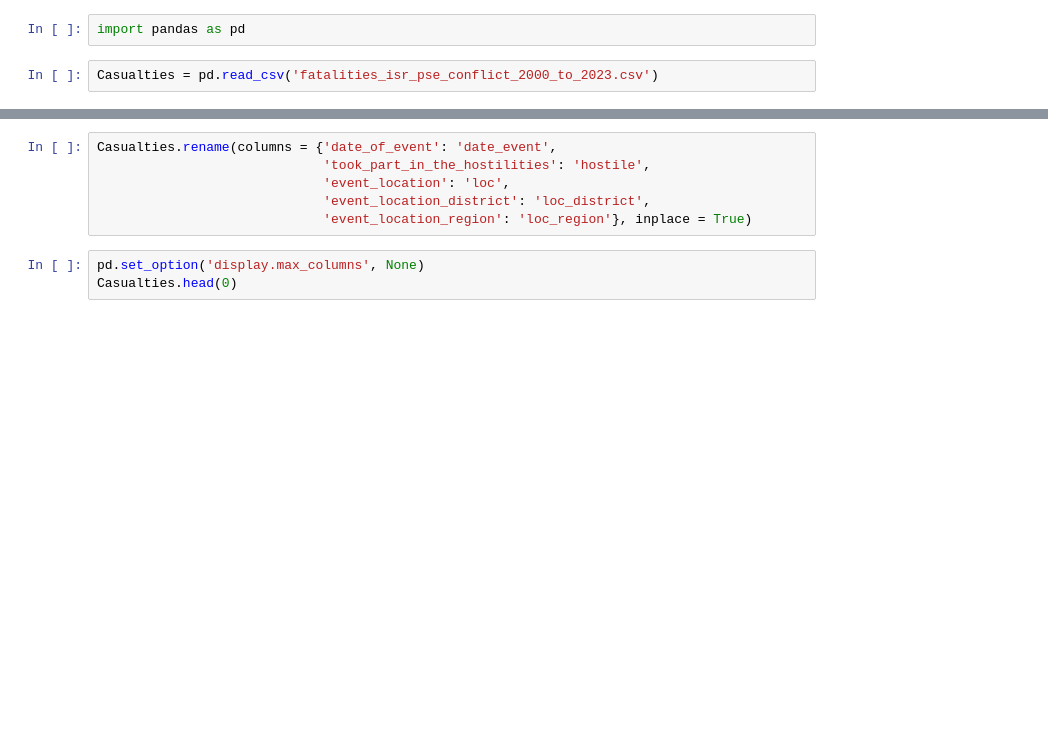
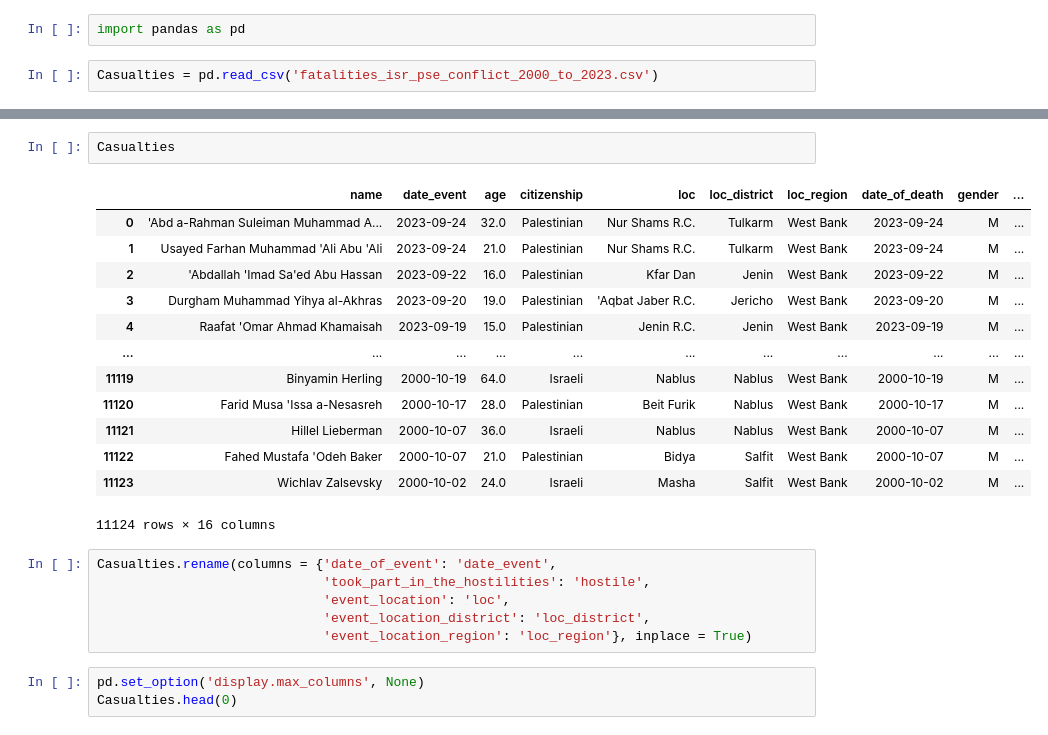
Before and after one commit to PeleKempf/Probable-Garbanzo, a Jupyter notebook: Workin.ipynb, the cells around one changed output, grey strips where cells are left out. Cells and saved outputs as stored; diff of their text form; blank space fills up the shorter version.

```diff
--- a/Workin.ipynb
+++ b/Workin.ipynb
@@ -7,3 +20,19 @@ Casualties['age']
+# %%
+Casualties
+# %% [output]
+|  | name | date_event | age | citizenship | loc | loc_district | loc_region | date_of_death | gender | ... |
+| 0 | 'Abd a-Rahman Suleiman Muhammad A... | 2023-09-24 | 32.0 | Palestinian | Nur Shams R.C. | Tulkarm | West Bank | 2023-09-24 | M | ... |
+| 1 | Usayed Farhan Muhammad 'Ali Abu 'Ali | 2023-09-24 | 21.0 | Palestinian | Nur Shams R.C. | Tulkarm | West Bank | 2023-09-24 | M | ... |
+| 2 | 'Abdallah 'Imad Sa'ed Abu Hassan | 2023-09-22 | 16.0 | Palestinian | Kfar Dan | Jenin | West Bank | 2023-09-22 | M | ... |
+| 3 | Durgham Muhammad Yihya al-Akhras | 2023-09-20 | 19.0 | Palestinian | 'Aqbat Jaber R.C. | Jericho | West Bank | 2023-09-20 | M | ... |
+| 4 | Raafat 'Omar Ahmad Khamaisah | 2023-09-19 | 15.0 | Palestinian | Jenin R.C. | Jenin | West Bank | 2023-09-19 | M | ... |
+| ... | ... | ... | ... | ... | ... | ... | ... | ... | ... | ... |
+| 11119 | Binyamin Herling | 2000-10-19 | 64.0 | Israeli | Nablus | Nablus | West Bank | 2000-10-19 | M | ... |
+| 11120 | Farid Musa 'Issa a-Nesasreh | 2000-10-17 | 28.0 | Palestinian | Beit Furik | Nablus | West Bank | 2000-10-17 | M | ... |
+| 11121 | Hillel Lieberman | 2000-10-07 | 36.0 | Israeli | Nablus | Nablus | West Bank | 2000-10-07 | M | ... |
+| 11122 | Fahed Mustafa 'Odeh Baker | 2000-10-07 | 21.0 | Palestinian | Bidya | Salfit | West Bank | 2000-10-07 | M | ... |
+| 11123 | Wichlav Zalsevsky | 2000-10-02 | 24.0 | Israeli | Masha | Salfit | West Bank | 2000-10-02 | M | ... |
+11124 rows × 16 columns
 # %%
 Casualties.rename(columns = {'date_of_event': 'date_event',
                              'took_part_in_the_hostilities': 'hostile',
```
Also changed, not shown: parts of 11 cells of this notebook.
